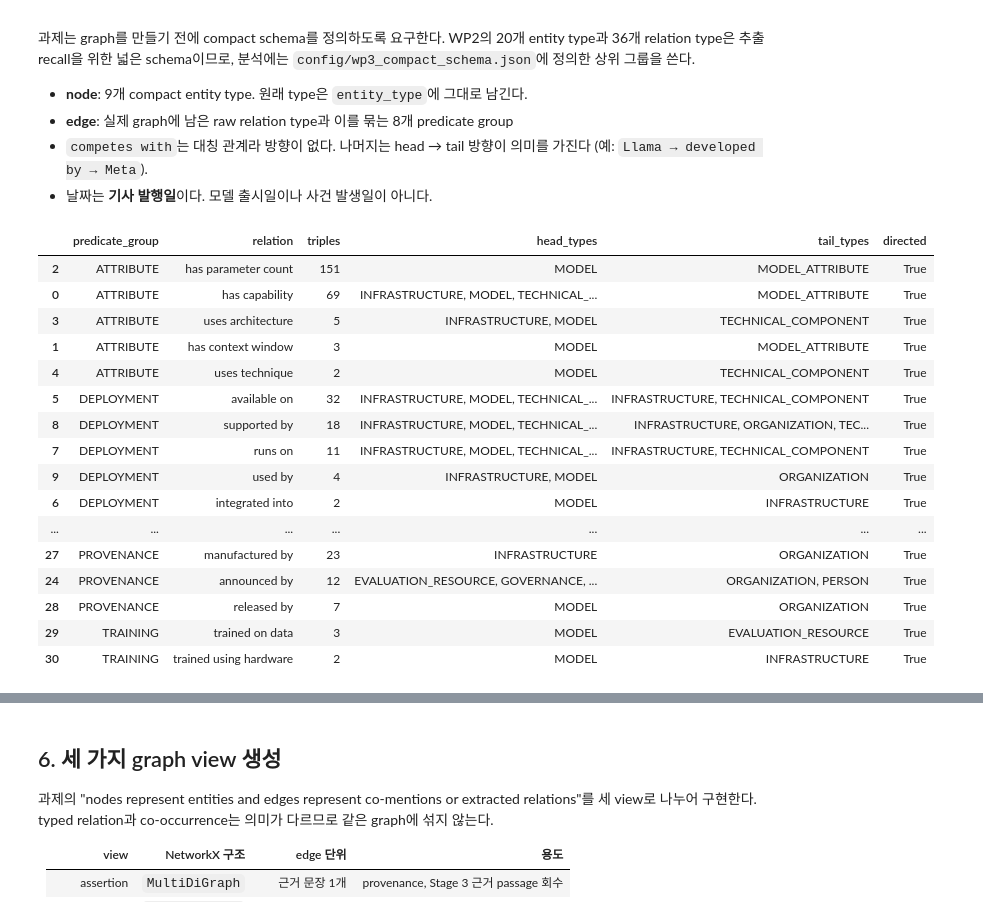
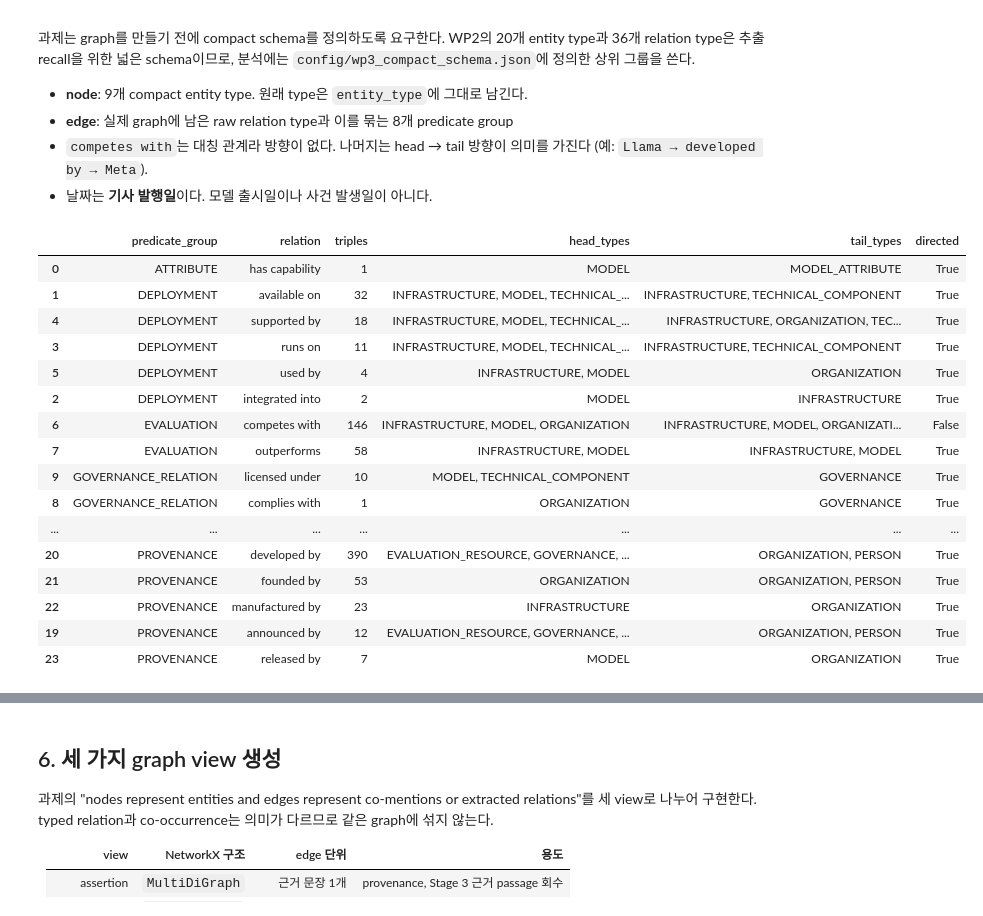
Before and after one commit to jihyeon26/2026-09-CLT-computational_language, a Jupyter notebook: notebooks/stage1_wp3_knowledge_graph_ko.ipynb, the cells around one changed output, grey strips where cells are left out. Cells and saved outputs as stored; diff of their text form; code cells hidden in the pictures.

```diff
--- a/notebooks/stage1_wp3_knowledge_graph_ko.ipynb
+++ b/notebooks/stage1_wp3_knowledge_graph_ko.ipynb
@@ -638,12 +483,22 @@ GRAPH_STATUS = (
 )
 
 supplement_review = pd.read_excel(SUPPLEMENT_REVIEW_PATH, sheet_name="Review")
-supplement_labels = supplement_review["review_correct"].astype("string").str.strip().str.upper()
-supplement_counts = supplement_labels.value_counts().reindex(["TRUE", "FALSE", "AMBIGUOUS"], fill_value=0)
-supplement_decided = int(supplement_counts["TRUE"] + supplement_counts["FALSE"])
+supplement_review["review_label"] = supplement_review["review_correct"].astype("string").str.strip().str.upper()
+supplement_review["묶음"] = np.select(
+    [supplement_review["added_by"].eq("role_typed_tier_B"),
+     supplement_review["added_by"].eq("rule_attribute") & supplement_review["head_id"].isin(new_nodes["entity_id"])],
+    ["관계 기준 type (graph)", "모델명에서 나온 크기 (모델 node 속성)"],
+    default="문장 서술 속성·근거 1문장 보조 층 (제외)",
+)
+def label_summary(labels):
+    counts = labels.value_counts().reindex(["TRUE", "FALSE", "AMBIGUOUS"], fill_value=0)
+    decided = counts["TRUE"] + counts["FALSE"]
+    return pd.Series({"검수": int(labels.notna().sum()), **counts.astype(int).to_dict(),
+                      "precision": round(counts["TRUE"] / decided, 3) if decided else np.nan})
+supplement_summary = supplement_review.groupby("묶음")["review_label"].apply(label_summary).unstack()
+graph_supplement = supplement_review[supplement_review["added_by"].eq("role_typed_tier_B")]
 review_keys = pd.concat([
-    review.assign(review_label=review_labels),
-    supplement_review.assign(review_label=supplement_labels),
+    review.assign(review_label=review_labels), graph_supplement,
 ]).rename(columns={"predicate": "relation"})[TRIPLE + ["review_label"]]
 assert set(map(tuple, review_keys[TRIPLE].values)) <= set(map(tuple, graph_candidates[TRIPLE].values)),     "검수한 relation은 모두 graph 후보에 있어야 한다 (검수 결과가 조용히 무시되지 않도록)"
 final_edges = graph_candidates.merge(review_keys, on=TRIPLE, how="left", validate="one_to_one")
@@ -653,7 +508,15 @@ final_edges["review_status"] = np.select(
     ["reviewed_true", "reviewed_false", "reviewed_ambiguous", "curated_lexicon"],
     default="unreviewed",
 )
-final_edges = final_edges[final_edges["review_status"] != "reviewed_false"].reset_index(drop=True)
+COMPETES_MIN_SENTENCES = 3
+few_sentences = final_edges["relation"].eq("competes with") & (final_edges["n_distinct_sentences"] < COMPETES_MIN_SENTENCES)
+weak_competes = few_sentences & final_edges["review_status"].ne("reviewed_true")
+competes_rule_check = (final_edges[final_edges["relation"].eq("competes with") & label.isin(["TRUE", "FALSE"])]
+                       .assign(rule=lambda d: np.where(few_sentences[d.index], "제외", "유지"))
+                       .pipe(lambda d: pd.crosstab(d["rule"], d["review_label"]))
+                       .rename_axis(index="근거 3문장 규칙", columns="사람 검수"))
+final_edges.loc[weak_competes & final_edges["review_status"].ne("reviewed_false"), "review_status"] = "weak_competes"
+final_edges = final_edges[~final_edges["review_status"].isin(["reviewed_false", "weak_competes"])].reset_index(drop=True)
 
 display(pd.DataFrame(
     [
@@ -661,15 +524,15 @@ display(pd.DataFrame(
         ("검수 완료 행 수", int(review_labels.notna().sum())),
         ("TRUE / FALSE / AMBIGUOUS", " / ".join(str(int(v)) for v in review_counts)),
         ("Tier B 표본 precision", "검수 전" if np.isnan(review_precision) else f"{review_precision:.3f}"),
-        ("보조 표본(3-1절 추가분) 검수 / TRUE·FALSE·AMBIGUOUS",
-         f"{int(supplement_labels.notna().sum())}/{len(supplement_review)} · " + " / ".join(str(int(v)) for v in supplement_counts)),
-        ("보조 표본 precision", "검수 전" if not supplement_decided else f"{supplement_counts['TRUE'] / supplement_decided:.3f}"),
-        ("FALSE로 제외한 triple", len(graph_candidates) - len(final_edges)),
+        ("FALSE로 제외한 triple", int(label.eq("FALSE").sum())),
+        (f"근거 {COMPETES_MIN_SENTENCES}문장 미만 competes with 제외 (FALSE 제외)", int((weak_competes & label.ne("FALSE")).sum())),
         ("최종 graph triple", len(final_edges)),
         ("graph 상태", GRAPH_STATUS),
     ],
     columns=["항목", "값"],
 ))
+display(competes_rule_check)
+display(supplement_summary)
 # %% [output]
 |  | 항목 | 값 |
 | 0 | 검수 표본 행 수 | 90 |
@@ -742,7 +613,7 @@ graph_schema = {
     "node_key": "entity_id",
     "node_attributes": ["canonical_name", "entity_type", "entity_type_compact", "mention_count",
                         "document_count", "first_seen", "last_seen", "is_open_model_family", "aliases",
-                        "parameter_sizes_b", "context_windows_tokens"],
+                        "parameter_sizes_b"],
     "entity_types": {
         compact: {"definition": COMPACT_TYPE_DEFINITIONS[compact],
                   "wp2_entity_types": sorted(t for t, c in ENTITY_GROUP.items() if c == compact)}
@@ -751,49 +622,49 @@ graph_schema = {
     "relation_types": {
         row.relation: {
             "group": row.predicate_group,
             "directed": bool(row.directed),
             "observed_head_types": row.head_types.split(", "),
             "observed_tail_types": row.tail_types.split(", "),
             "definition": wp2_relation_types[row.relation]["definition"],
         }
         for row in relation_schema_table.itertuples(index=False)
     },
     "edge_quality_tiers": {
         "A": "curated WP1 lexicon model family -> developer (no article sentence)",
-        "B": "relation passing all WP3 checks with >= 2 distinct evidence sentences (GLiREL, role-typed GLiREL or rule-based attribute)",
-        "C": "lineage, attribute or training relation with a single evidence sentence (supplementary layer)",
+        "B": "relation passing all WP3 checks with >= 2 distinct evidence sentences (GLiREL, role-typed GLiREL, "
+             "or model-name member of family); competes with needs >= 3 unless human-reviewed TRUE",
     },
     "review_status_values": ["curated_lexicon", "unreviewed", "reviewed_true", "reviewed_ambiguous"],
     "graph_views": {
         "assertion": "directed multigraph, one edge per evidence sentence (edge key = relation_id)",
         "typed": "directed multigraph, one edge per unique (head, relation, tail); competes with is symmetric",
         "cooccurrence": f"undirected weighted graph of same-sentence co-mentions in >= {MIN_COOCCURRENCE_DOCUMENTS} documents",
     },
     "edge_weight": "document_count = number of distinct articles supporting the edge",
     "date_semantics": "published_at / first_seen / last_seen are article publication dates, not release or event dates",
     "provenance_chain": ["entity_id", "relation_id", "text_unit_id (doc_id:sentence_id)", "document_id", "published_at"],
 }
 compact_counts = (
     nodes_kg[nodes_kg["entity_id"].isin(set(final_edges["head_id"]) | set(final_edges["tail_id"]))]
     ["entity_type_compact"].value_counts().rename_axis("compact entity type").reset_index(name="typed graph node 수")
 )
 display(compact_counts)
 # %% [output]
 |  | predicate_group | relation | triples | head_types | tail_types | directed |
-| 2 | ATTRIBUTE | has parameter count | 151 | MODEL | MODEL_ATTRIBUTE | True |
-| 0 | ATTRIBUTE | has capability | 69 | INFRASTRUCTURE, MODEL, TECHNICAL_... | MODEL_ATTRIBUTE | True |
-| 3 | ATTRIBUTE | uses architecture | 5 | INFRASTRUCTURE, MODEL | TECHNICAL_COMPONENT | True |
-| 1 | ATTRIBUTE | has context window | 3 | MODEL | MODEL_ATTRIBUTE | True |
-| 4 | ATTRIBUTE | uses technique | 2 | MODEL | TECHNICAL_COMPONENT | True |
-| 5 | DEPLOYMENT | available on | 32 | INFRASTRUCTURE, MODEL, TECHNICAL_... | INFRASTRUCTURE, TECHNICAL_COMPONENT | True |
-| 8 | DEPLOYMENT | supported by | 18 | INFRASTRUCTURE, MODEL, TECHNICAL_... | INFRASTRUCTURE, ORGANIZATION, TEC... | True |
-| 7 | DEPLOYMENT | runs on | 11 | INFRASTRUCTURE, MODEL, TECHNICAL_... | INFRASTRUCTURE, TECHNICAL_COMPONENT | True |
-| 9 | DEPLOYMENT | used by | 4 | INFRASTRUCTURE, MODEL | ORGANIZATION | True |
-| 6 | DEPLOYMENT | integrated into | 2 | MODEL | INFRASTRUCTURE | True |
+| 0 | ATTRIBUTE | has capability | 1 | MODEL | MODEL_ATTRIBUTE | True |
+| 1 | DEPLOYMENT | available on | 32 | INFRASTRUCTURE, MODEL, TECHNICAL_... | INFRASTRUCTURE, TECHNICAL_COMPONENT | True |
+| 4 | DEPLOYMENT | supported by | 18 | INFRASTRUCTURE, MODEL, TECHNICAL_... | INFRASTRUCTURE, ORGANIZATION, TEC... | True |
+| 3 | DEPLOYMENT | runs on | 11 | INFRASTRUCTURE, MODEL, TECHNICAL_... | INFRASTRUCTURE, TECHNICAL_COMPONENT | True |
+| 5 | DEPLOYMENT | used by | 4 | INFRASTRUCTURE, MODEL | ORGANIZATION | True |
+| 2 | DEPLOYMENT | integrated into | 2 | MODEL | INFRASTRUCTURE | True |
+| 6 | EVALUATION | competes with | 146 | INFRASTRUCTURE, MODEL, ORGANIZATION | INFRASTRUCTURE, MODEL, ORGANIZATI... | False |
+| 7 | EVALUATION | outperforms | 58 | INFRASTRUCTURE, MODEL | INFRASTRUCTURE, MODEL | True |
+| 9 | GOVERNANCE_RELATION | licensed under | 10 | MODEL, TECHNICAL_COMPONENT | GOVERNANCE | True |
+| 8 | GOVERNANCE_RELATION | complies with | 1 | ORGANIZATION | GOVERNANCE | True |
 | ... | ... | ... | ... | ... | ... | ... |
-| 27 | PROVENANCE | manufactured by | 23 | INFRASTRUCTURE | ORGANIZATION | True |
-| 24 | PROVENANCE | announced by | 12 | EVALUATION_RESOURCE, GOVERNANCE, ... | ORGANIZATION, PERSON | True |
-| 28 | PROVENANCE | released by | 7 | MODEL | ORGANIZATION | True |
-| 29 | TRAINING | trained on data | 3 | MODEL | EVALUATION_RESOURCE | True |
-| 30 | TRAINING | trained using hardware | 2 | MODEL | INFRASTRUCTURE | True |
+| 20 | PROVENANCE | developed by | 390 | EVALUATION_RESOURCE, GOVERNANCE, ... | ORGANIZATION, PERSON | True |
+| 21 | PROVENANCE | founded by | 53 | ORGANIZATION | ORGANIZATION, PERSON | True |
+| 22 | PROVENANCE | manufactured by | 23 | INFRASTRUCTURE | ORGANIZATION | True |
+| 19 | PROVENANCE | announced by | 12 | EVALUATION_RESOURCE, GOVERNANCE, ... | ORGANIZATION, PERSON | True |
+| 23 | PROVENANCE | released by | 7 | MODEL | ORGANIZATION | True |
 |  | compact entity type | typed graph node 수 |
```
Also changed, not shown: parts of 28 cells of this notebook, 3 other files.
